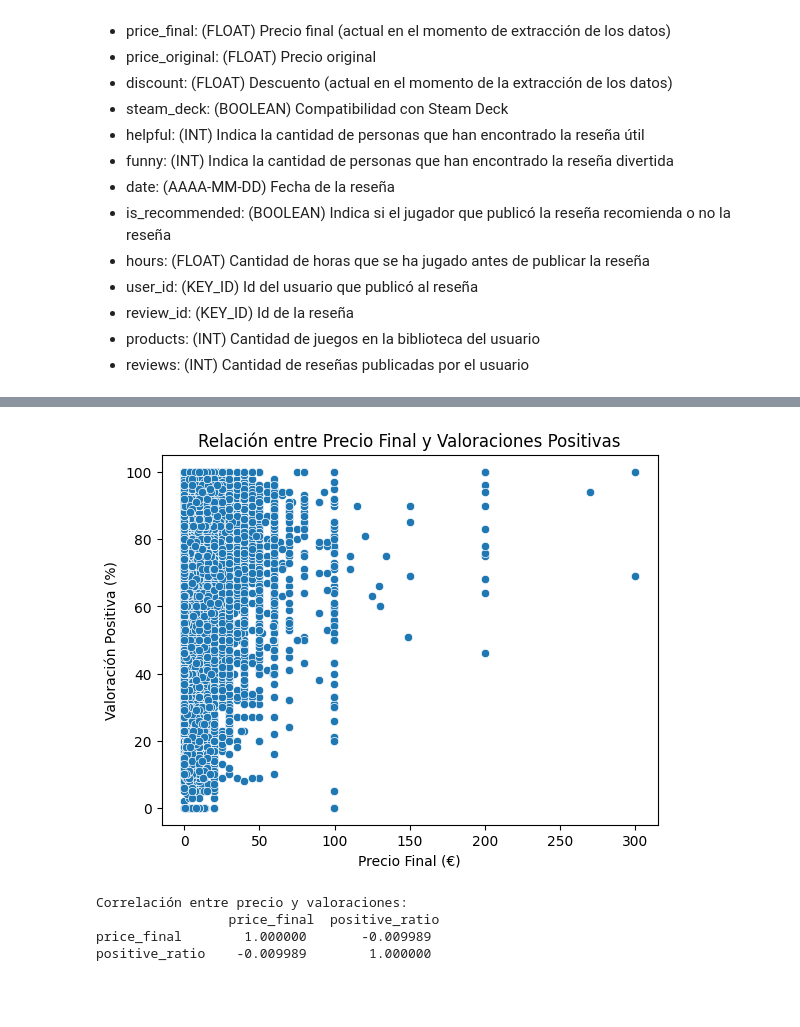
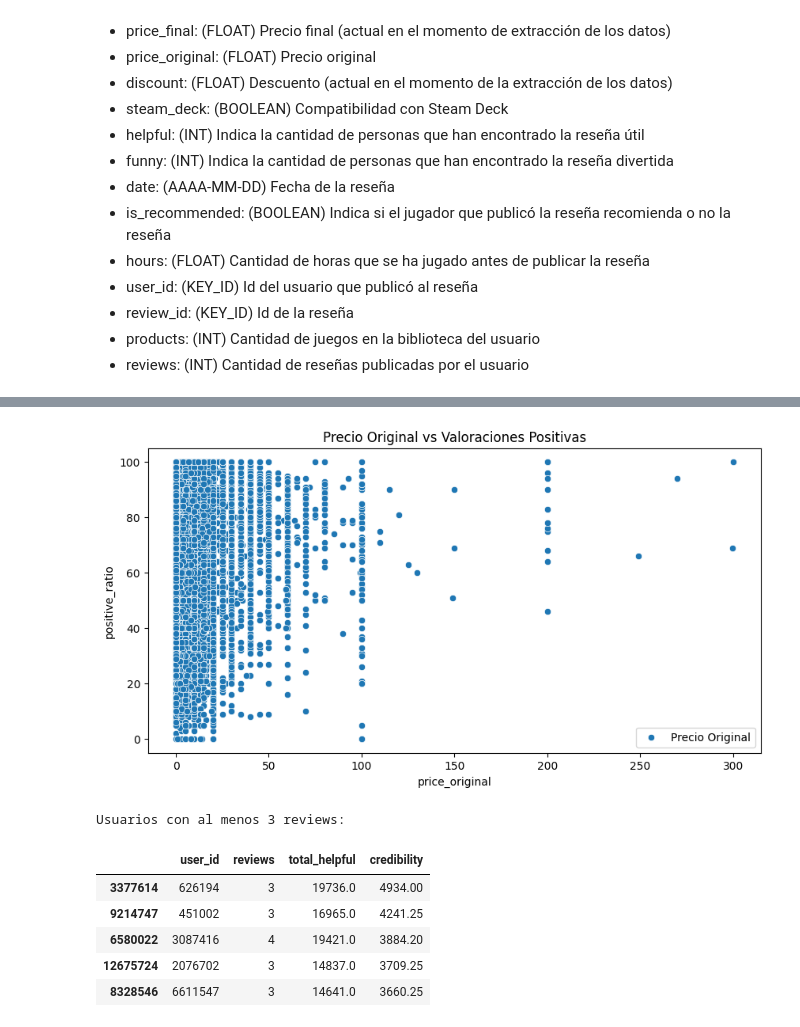
Before and after one commit to tpadrinp/Analisis-de-fiabilidad-de-resenas-de-Steam, a Jupyter notebook: notebooks/eda.ipynb, the cells around one changed output, grey strips where cells are left out. Saved outputs shown, nothing was run; the diff lists cells and outputs as text; code cells hidden in the pictures; blank space fills up the shorter version.

```diff
--- a/notebooks/eda.ipynb
+++ b/notebooks/eda.ipynb
@@ -86,19 +117,29 @@ Gracias a esto, obtenemos la siguiente leyenda de datos de cada columna:
+# %%
+# Análisis de Precio Orignal vs Valoración
+plt.figure(figsize=(10, 5))
+sns.scatterplot(data=df_games_full, x="price_original", y="positive_ratio", label="Precio Original")
+plt.title("Precio Original vs Valoraciones Positivas")
+plt.legend()
+plt.show()
+# %% [output]
+[figure, added]
 # %%
-# ¿Cual es la relación entre valoraciones positivas y precio?
+# Credibilidad de los usuarios
+full_helpful_user = df_reviews.groupby("user_id")["helpful"].sum().reset_index() # Agrupamos por user_id y sumamos la columna helpful
+full_helpful_user.rename(columns={"helpful": "total_helpful"}, inplace=True) # Renombramos la columna helpful a total_helpful
+df_users = df_users.merge(full_helpful_user, on="user_id", how="left") # Unimos el dataframe df_users con el dataframe full_helpful_user por la columna user_id
+df_users["total_helpful"] = df_users["total_helpful"].fillna(0) # Rellenamos los valores nulos de la columna total_helpful con 0
+df_users["credibility"] = df_users["total_helpful"] / (df_users["reviews"] + 1) # Calculamos la credibilidad dividiendo la columna total_helpful entre la columna reviews + 1 para evitar divisiones por cero
+df_trusted_users = df_users[df_users["reviews"] >= 3] # Filtrar usuarios con al menos 3 reseñas publicadas
 
-# Scatter plot
-sns.scatterplot(data=df_games_full, x="price_final", y="positive_ratio")
-plt.title("Relación entre Precio Final y Valoraciones Positivas")
-plt.xlabel("Precio Final (€)")
-plt.ylabel("Valoración Positiva (%)")
-plt.show()
-
-# Correlación
-corr = df_games_full[["price_final", "positive_ratio"]].corr()
-print("Correlación entre precio y valoraciones:\n", corr)
+# Mostrar resumen
+print("Usuarios con al menos 3 reviews:")
+display(df_trusted_users[["user_id", "reviews", "total_helpful", "credibility"]].sort_values("credibility", ascending=False).head())
 # %% [output]
-[figure, removed]
-Correlación entre precio y valoraciones:
-                 price_final  positive_ratio
-price_final        1.000000       -0.009989
-positive_ratio    -0.009989        1.000000
+Usuarios con al menos 3 reviews:
+|  | user_id | reviews | total_helpful | credibility |
+| 3377614 | 626194 | 3 | 19736.0 | 4934.00 |
+| 9214747 | 451002 | 3 | 16965.0 | 4241.25 |
+| 6580022 | 3087416 | 4 | 19421.0 | 3884.20 |
+| 12675724 | 2076702 | 3 | 14837.0 | 3709.25 |
+| 8328546 | 6611547 | 3 | 14641.0 | 3660.25 |
```
Also changed, not shown: parts of 15 cells of this notebook, 1 other file.
